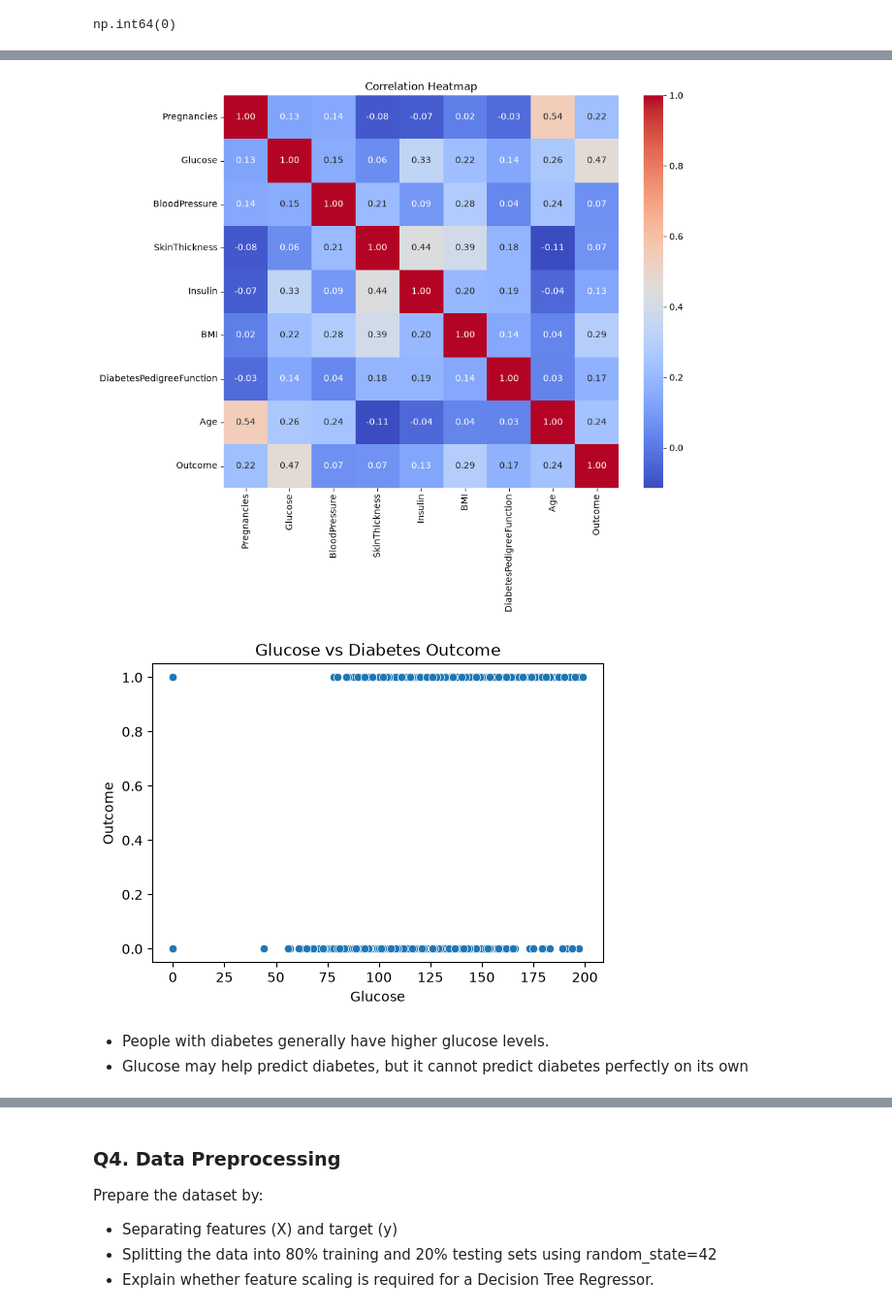
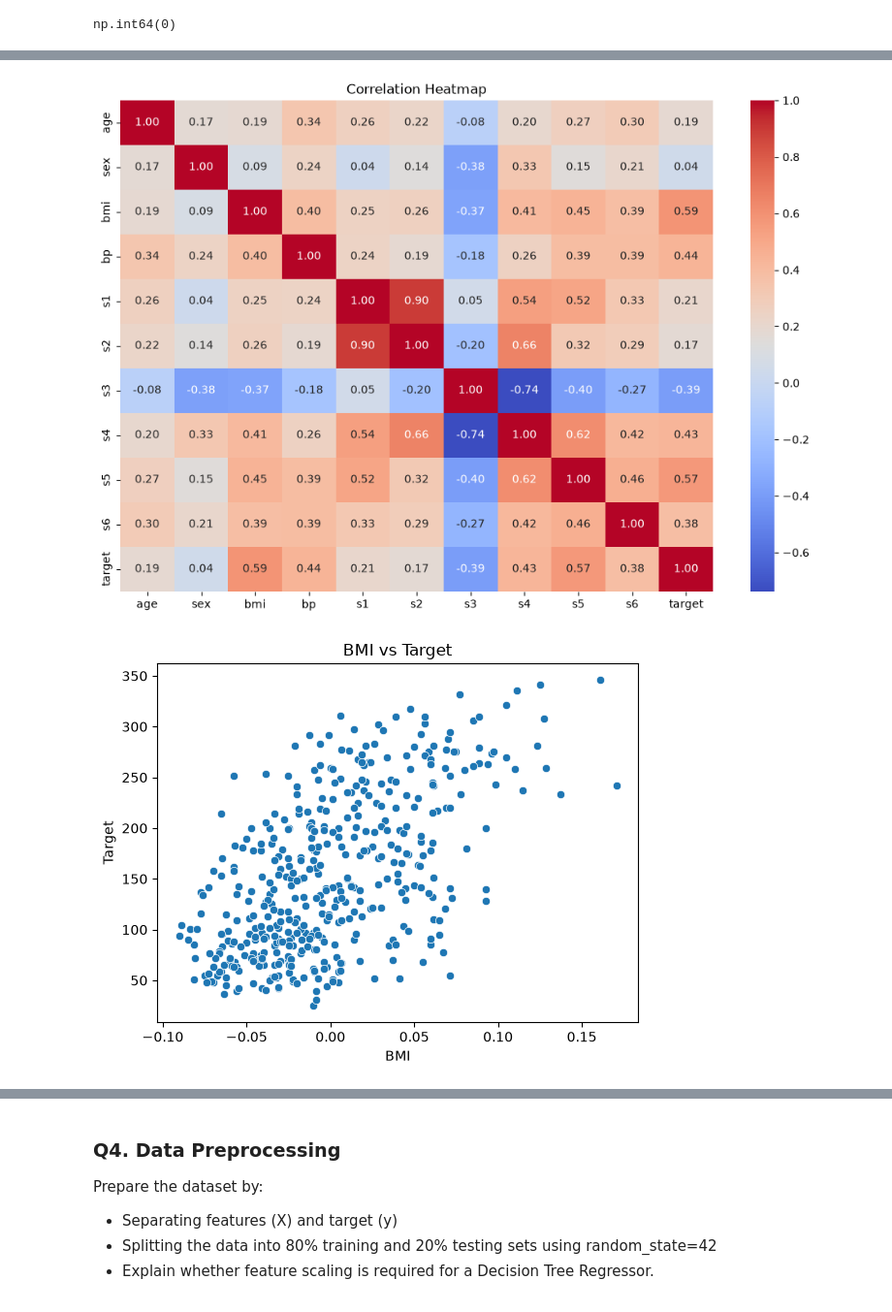
Before and after one commit to sakshichaudhari30/Machine-Learning-1633, a Jupyter notebook: Logistic Regression/Decision Tree/Diabetes Dataset Decision Tree Regression.ipynb, the cells around one changed output, grey strips where cells are left out. Shown at 97% size. Cells and saved outputs as stored; diff of their text form; code cells hidden in the pictures.

```diff
--- a/Logistic Regression/Decision Tree/Diabetes Dataset Decision Tree Regression.ipynb
+++ b/Logistic Regression/Decision Tree/Diabetes Dataset Decision Tree Regression.ipynb
@@ -3,7 +3,8 @@
 Load the Diabetes Dataset using Scikit-learn and display the first 10 records, dataset shape, feature names, and target variable.
 # %%
 import pandas as pd
-path = r"https://raw.githubusercontent.com/sakshichaudhari30/Datasets/refs/heads/main/diabetes.csv"
-df = pd.read_csv(path)
-df.head(10)
+from sklearn.datasets import load_diabetes
+df_x,y_series = load_diabetes(as_frame=True,return_X_y = True)
+y = pd.DataFrame(y_series)
+df_x.head(10)
 # %% [output]
@@ -132,25 +133,24 @@ plt.show()
 # %%
 # correlation
-plt.figure(figsize=(10, 8))
-corr = df.corr(numeric_only=True)
-
-sns.heatmap(corr, annot=True, cmap="coolwarm", fmt=".2f")
+plt.figure(figsize=(12, 8))
+sns.heatmap(
+    pd.concat([df_x, y_series.rename("target")], axis=1).corr(),
+    annot=True,
+    cmap="coolwarm",
+    fmt=".2f"
+)
 plt.title("Correlation Heatmap")
 plt.show()
 # %% [output]
-[figure, old version]
+[figure, new version]
 # %%
 # Scatter plot
-plt.figure(figsize=(6, 4))
-sns.scatterplot(data=df, x="Glucose", y="Outcome")
-plt.title("Glucose vs Diabetes Outcome")
-plt.xlabel("Glucose")
-plt.ylabel("Outcome")
+sns.scatterplot(x=df_x["bmi"], y=y_series)
+plt.title("BMI vs Target")
+plt.xlabel("BMI")
+plt.ylabel("Target")
 plt.show()
 # %% [output]
-[figure, old version]
+[figure, new version]
-# %% [markdown]
-- People with diabetes generally have higher glucose levels.
-- Glucose may help predict diabetes, but it cannot predict diabetes perfectly on its own
 # %%
 # Boxplot
```
Also changed, not shown: parts of 34 cells of this notebook.
